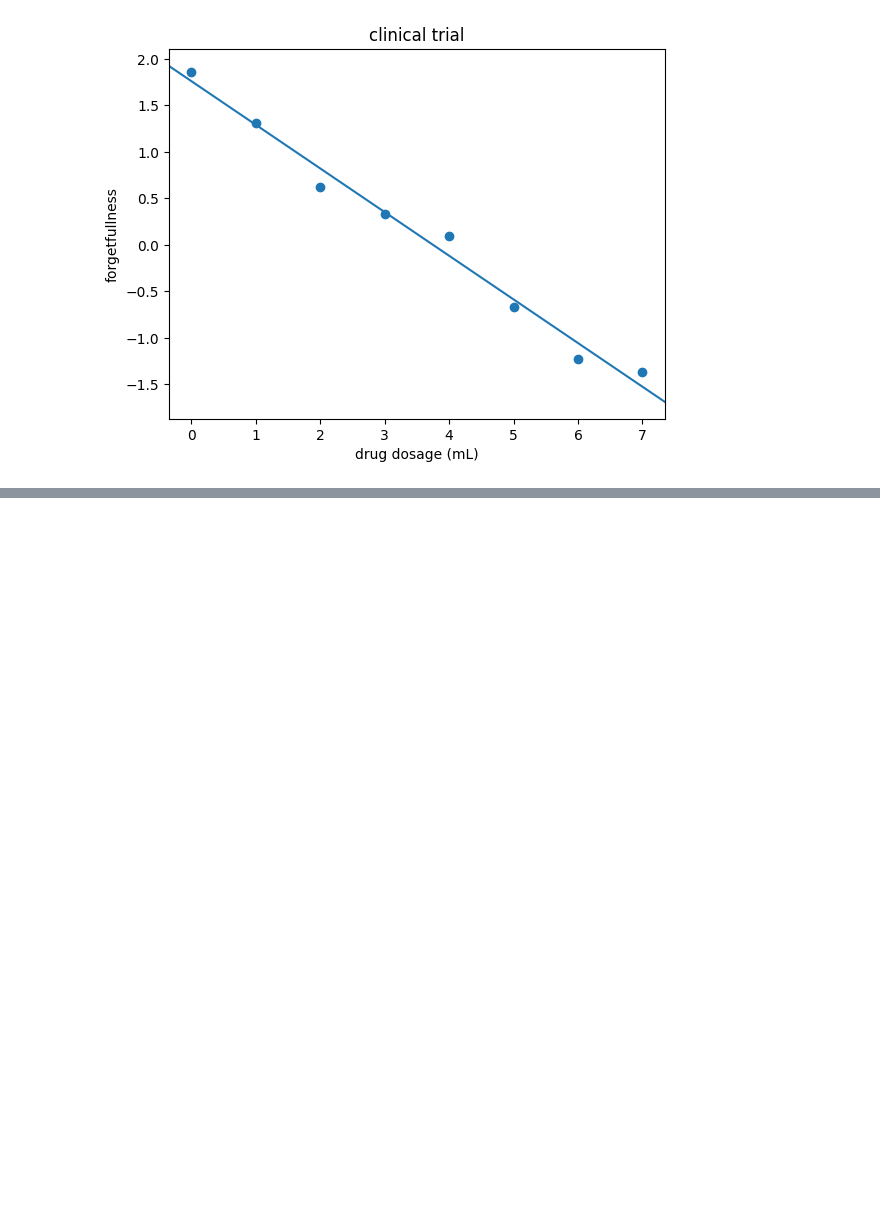
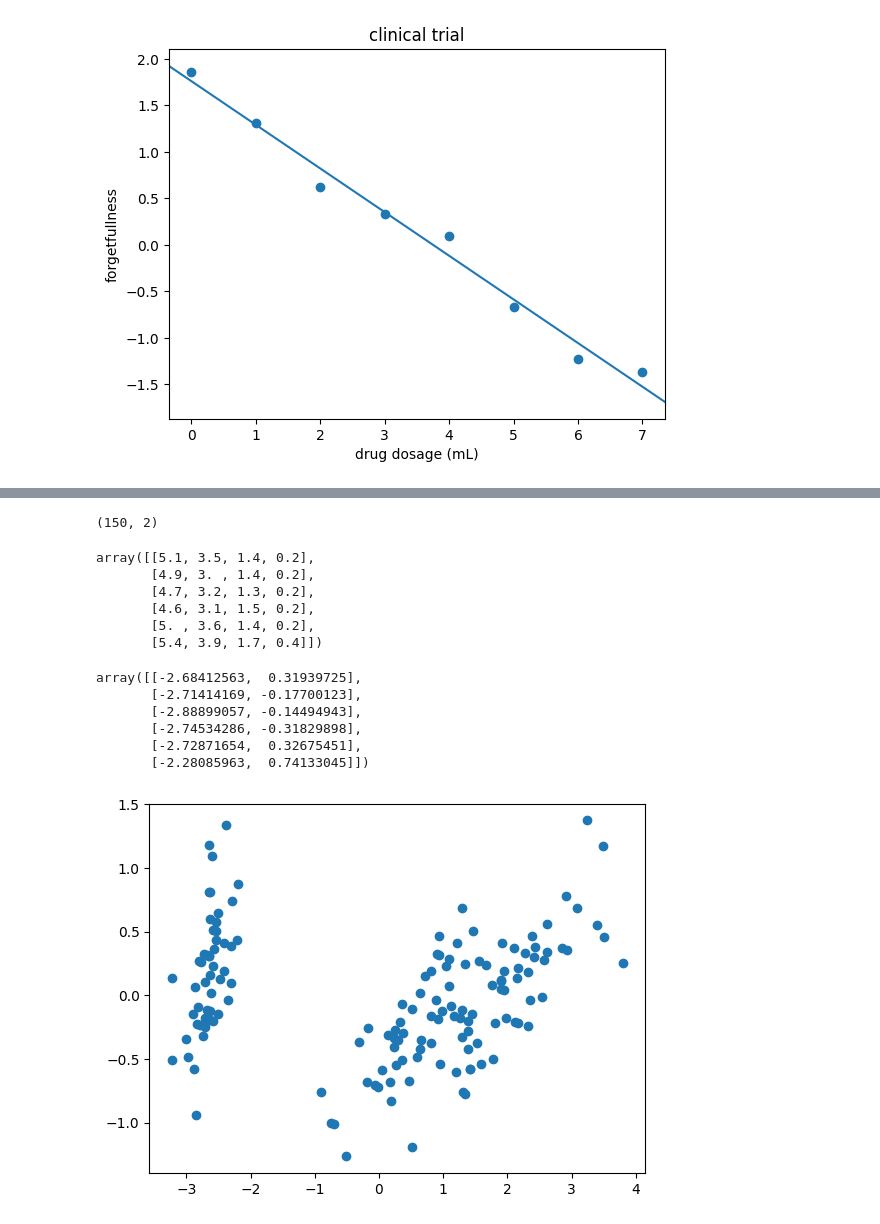
Before and after one commit to fakhar-iqbal/Machine_Learning_Fundamentals, a Jupyter notebook: LinearAlgebra_II.ipynb, the cells around one changed output, grey strips where cells are left out. Drawn from its saved outputs; the diff is of its cells as text; code cells hidden in the pictures; blank space fills up the shorter version.

```diff
--- a/LinearAlgebra_II.ipynb
+++ b/LinearAlgebra_II.ipynb
@@ -1162,0 +1220,3 @@ _  = ax.plot([xmin,xmax],[ymin,ymax])
+# %%
+from sklearn import datasets
+iris = datasets.load_iris()
@@ -1162,0 +1236,30 @@ _  = ax.plot([xmin,xmax],[ymin,ymax])
+# %%
+pca = PCA(n_components=2)   #we are asking to return 2 main components that contain the most data structures
+# %%
+X = pca.fit_transform(iris.data)
+# %%
+X.shape
+# %% [output]
+(150, 2)
+# %%
+iris.data[:6,:]
+# %% [output]
+array([[5.1, 3.5, 1.4, 0.2],
+       [4.9, 3. , 1.4, 0.2],
+       [4.7, 3.2, 1.3, 0.2],
+       [4.6, 3.1, 1.5, 0.2],
+       [5. , 3.6, 1.4, 0.2],
+       [5.4, 3.9, 1.7, 0.4]])
+# %%
+X[:6,:]
+# %% [output]
+array([[-2.68412563,  0.31939725],
+       [-2.71414169, -0.17700123],
+       [-2.88899057, -0.14494943],
+       [-2.74534286, -0.31829898],
+       [-2.72871654,  0.32675451],
+       [-2.28085963,  0.74133045]])
+# %%
+_ = plt.scatter(X[:,0],X[:,1])
+# %% [output]
+[figure, added]
```
Also changed, not shown: parts of 21 cells of this notebook.
